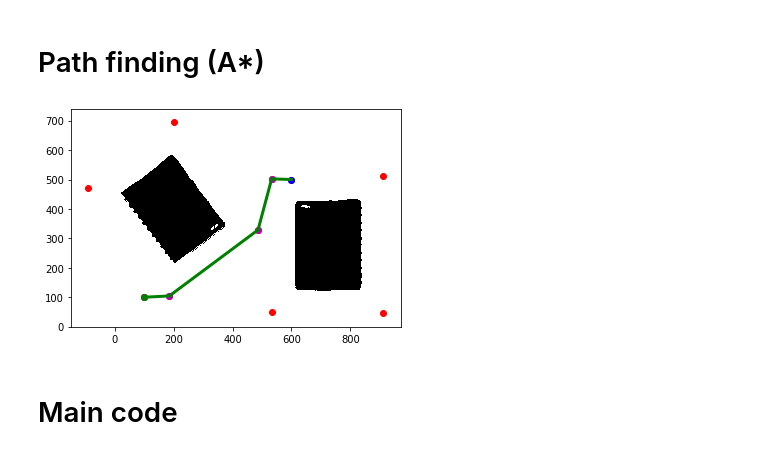
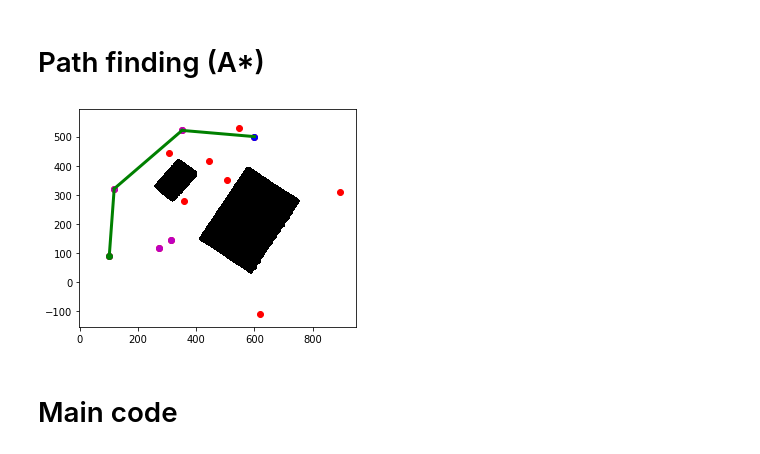
Before and after one commit to RaphLins/basics_of_MB_project, a Jupyter notebook: path_planning_A_star.ipynb, the cells around one changed output. Drawn from its saved outputs; the diff is of its cells as text; code cells hidden in the pictures.

```diff
--- a/path_planning_A_star.ipynb
+++ b/path_planning_A_star.ipynb
@@ -61,0 +104,13 @@ plt.imshow(rescaled_img, origin='lower')
+# %%
+plt.imshow(rescaled_img, origin='lower')
+corner = best_Hit.BBox.to_numpy()[0][0:2]
+size = best_Hit.BBox.to_numpy()[0][2:4]
+center = np.array(corner) + np.array(size)/2
+plt.scatter(center[0], center[1])
+
+forward = np.array([-cos(theta), sin(theta)])
+wheel_center = center + forward*20
+plt.scatter(wheel_center[0], wheel_center[1], c='r')
+
+thymio_pos = (wheel_center[0], wheel_center[1] , -theta)
+print(thymio_pos)
@@ -66,13 +124,16 @@ remove black in background
 # %%
 filtered_img = cv2.bilateralFilter(rescaled_img,15, 75, 75)
 black_min = np.array([0, 0, 0])
-black_max = np.array([80, 80, 80])
+black_max = np.array([50, 50, 50])
 
 mask=cv2.inRange(filtered_img,black_min,black_max)
 plt.imshow(filtered_img)
 
 filtered_img[mask>0]=(255,255,255)
 
+kernel_size = 21
+filtered_img = cv2.GaussianBlur(filtered_img,(kernel_size,kernel_size),0)
+
 plt.imshow(filtered_img, origin='lower')
 # %% [output]
 <matplotlib.image.AxesImage at 0x...>
@@ -105,9 +166,9 @@ for cnt in contours :
     area = cv2.contourArea(cnt)
 
     # Shortlisting the regions based on there area.
-    if area > 40000:
+    if area > 8000:
         approx = cv2.approxPolyDP(cnt,
-                                  0.1 * cv2.arcLength(cnt, True), True)
+                                  0.01 * cv2.arcLength(cnt, True), True)
         obstacles.append(approx)
     else:
         cv2.drawContours(black_and_white, [cnt], -1, 0, thickness=-1)
@@ -122,13 +183,12 @@ from numpy import sqrt
 def norm(vec):
     return sqrt(vec[0]**2 + vec[1]**2)
 
-MARGIN = 80
+MARGIN = 100
 
 way_points = []
 
 for obstacle in obstacles:
     n= len(obstacle)
-
     for i in range(n):
         vertice1 = obstacle[i][0]
         vertice2 = obstacle[(i+1)%n][0]
@@ -137,8 +197,8 @@ for obstacle in obstacles:
         vec1 = vertice2 - vertice1
         vec2 = vertice2 - vertice3
 
-#         normal_vec = vec1/norm(vec1) + vec2/norm(vec2)
-        way_point = vertice2 + vec1*MARGIN/norm(vec1) + vec2*MARGIN/norm(vec2)
+        normal_vec = vec1/norm(vec1) + vec2/norm(vec2)
+        way_point = vertice2 + normal_vec*MARGIN
 
         way_points.append(way_point)
 
@@ -192,7 +252,7 @@ def noObstacleBetween(p1, p2):
     perp = np.array([forward[1], -forward[0]])
 
     for perp_dist in np.arange(-MARGIN*0.9, MARGIN*0.9, RESOLUTION):
-        for forward_dist in np.arange(0, dist, RESOLUTION):
+        for forward_dist in np.arange(-MARGIN, dist+MARGIN, RESOLUTION):
             sample_point = np.array(p1) + forward_dist*forward + perp_dist*perp
 #             plt.scatter(sample_point[0], sample_point[1], c='g')
             intensity = sample_image(obstacle_map, int(sample_point[0]), int(sample_point[1]))
@@ -291,35 +351,35 @@ def compute_path(start, goal, graph):
     h = lambda node: distance(node, goal)
     path_nodes, closedSet = A_Star(start, goal, h)
 
     path = []
     for node in path_nodes:
         x, y = node.get_pos()
         path.append((x, y, 0))
 
     # draw
     for node in graph.nodes:
         node.plot()
     for node in closedSet:
         node.plot('m')
     if path!=None:
         for i in range(len(path_nodes)-1):
             x, y = path_nodes[i].get_pos()
             x_end, y_end = path_nodes[i+1].get_pos()
             plt.plot((x, x_end), (y, y_end), 'g', linewidth=3)
     start.plot('g')
     goal.plot('b')
 
     return path
 
 
 plt.imshow(obstacle_map, cmap='Greys', origin='lower')
 
-start = Node(100, 100)
+start = Node(thymio_pos[0], thymio_pos[1])
 goal = Node(600, 500)
 
 path = compute_path(start, goal, graph)
 # %% [output]
-[figure, old version]
+[figure, new version]
 # %% [markdown]
 # Main code
 # %%
```
Also changed, not shown: parts of 11 cells of this notebook, 7 other files.
